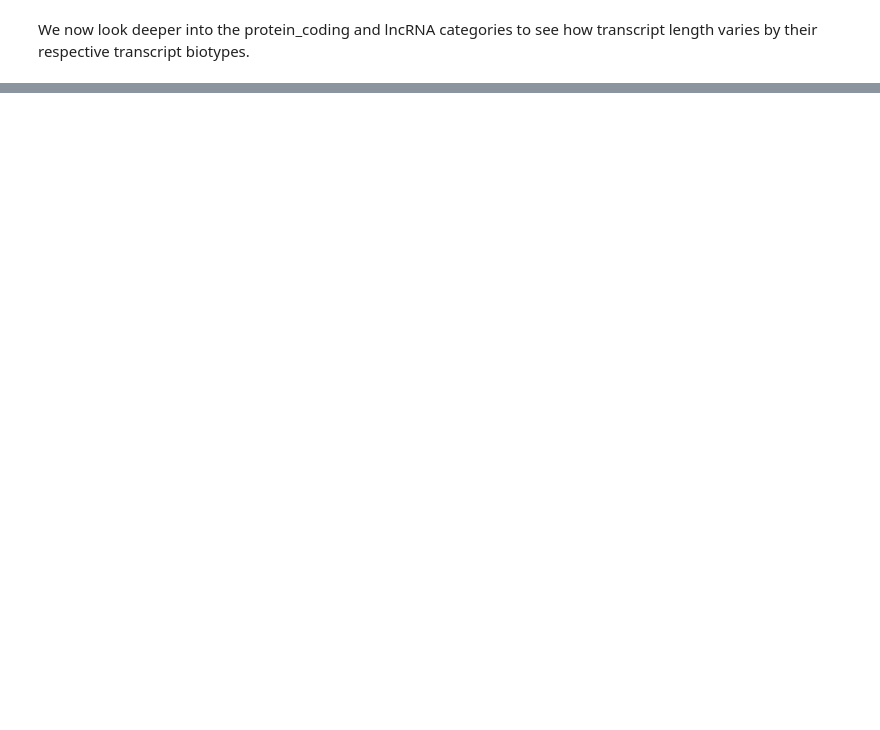
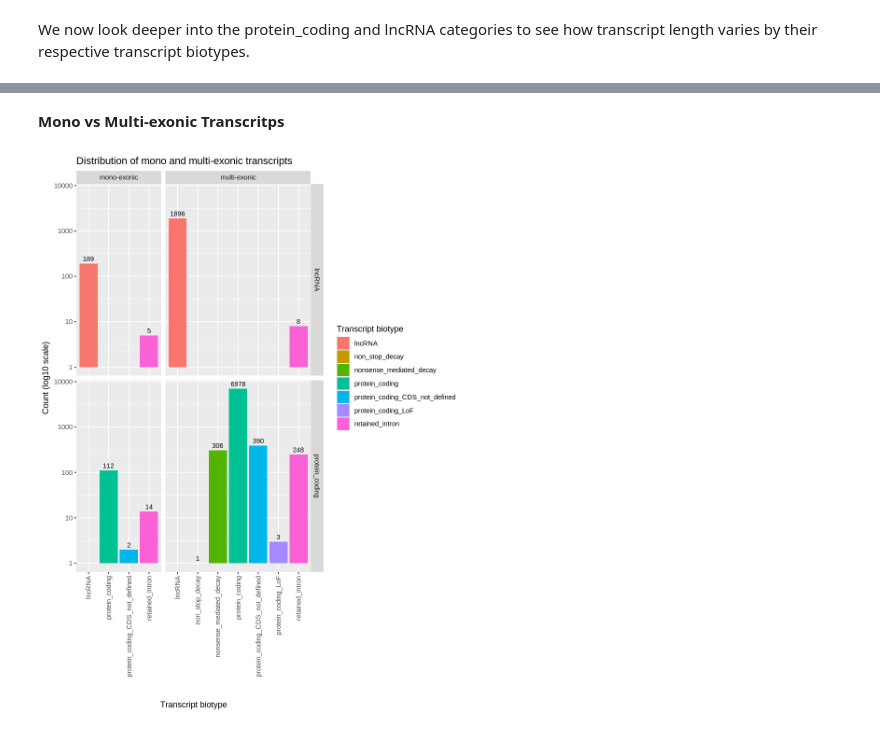
Before and after one commit to integrativebioinformatics/EBI-lrRNAseq-2026, a Jupyter notebook: course materials/characterization.ipynb, the cells around one changed output, grey strips where cells are left out. Cells and saved outputs as stored; diff of their text form; code cells hidden in the pictures; blank space fills up the shorter version.

```diff
--- a/course materials/characterization.ipynb
+++ b/course materials/characterization.ipynb
@@ -452,0 +531,26 @@ p12
+# %% [markdown]
+**Mono vs Multi-exonic Transcritps**
+# %%
+options(repr.plot.width = 8, repr.plot.height = 10)
+
+# Classify transcripts
+ens_filt$class_exon <- ifelse(ens_filt$num_exons == 1, "mono-exonic", "multi-exonic")
+
+# Count mono- and multi-exonic transcripts
+count_momu <- ens_filt %>%
+  group_by(gene_biotype, transcript_biotype, class_exon) %>%
+  summarise(count = n_distinct(ensembl_transcript_id), .groups = 'drop')
+
+p16 <- ggplot(count_momu, aes(x = transcript_biotype, y = count, fill = transcript_biotype)) +
+  geom_bar(stat = "identity") +
+  facet_grid(gene_biotype ~ class_exon, scales = "free_x", space = "free_x") +
+  labs(title = "Distribution of mono and multi-exonic transcripts",
+       x = "Transcript biotype", y = "Count (log10 scale)",
+       fill = "Transcript biotype") +
+  theme(axis.text.x = element_text(angle = 90, vjust = 0.5, hjust = 1)) +
+  scale_y_log10() +
+  geom_text(aes(label = count), vjust = -0.5, size=3)
+
+p16
+# %% [output]
+[figure, added]
```
Also changed, not shown: parts of 17 cells of this notebook.
